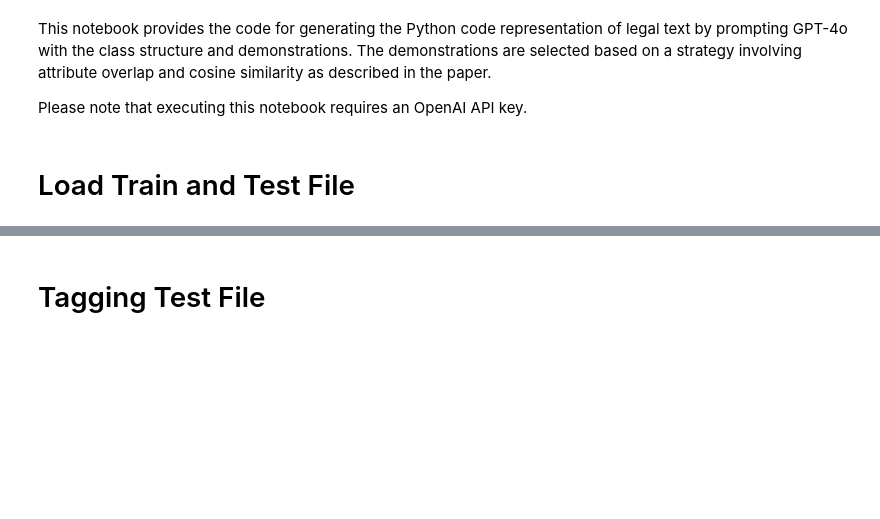
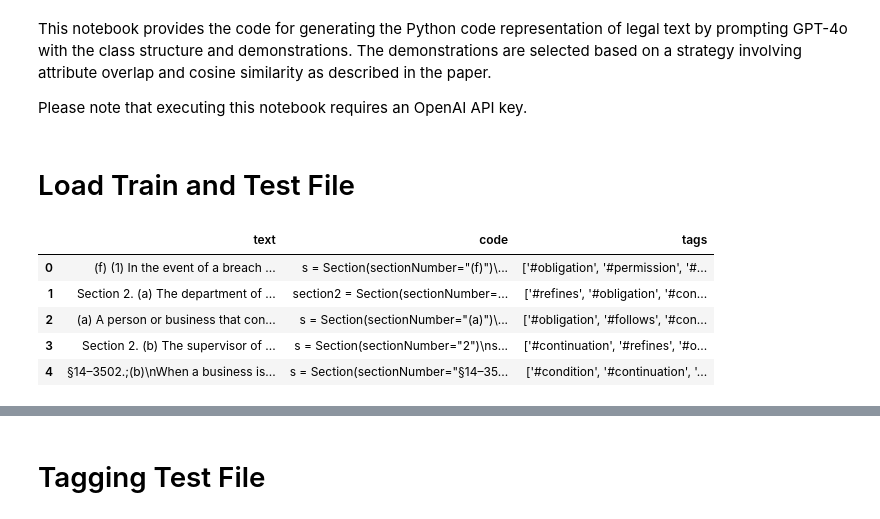
Before and after one commit to anmolsinghal98/Legal-Requirements-Translation, a Jupyter notebook: code/Code-with-Demo-with-Class.ipynb, the cells around one changed output, grey strips where cells are left out. Drawn from its saved outputs; the diff is of its cells as text; code cells hidden in the pictures; blank space fills up the shorter version.

```diff
--- a/code/Code-with-Demo-with-Class.ipynb
+++ b/code/Code-with-Demo-with-Class.ipynb
@@ -18,8 +18,15 @@ random.seed(42)
 # Load Train and Test File
 # %%
 # load development data
-df_train = pd.read_csv('path/to/train.csv') # Specify the correct path to your development data
+df_train = pd.read_csv('path/to/development-set.csv') # Specify the correct path to your development data
 df_train.head()
+# %% [output]
+|  | text | code | tags |
+| 0 | (f) (1) In the event of a breach ... | s = Section(sectionNumber="(f)")\... | ['#obligation', '#permission', '#... |
+| 1 | Section 2. (a) The department of ... | section2 = Section(sectionNumber=... | ['#refines', '#obligation', '#con... |
+| 2 | (a) A person or business that con... | s = Section(sectionNumber="(a)")\... | ['#obligation', '#follows', '#con... |
+| 3 | Section 2. (b) The supervisor of ... | s = Section(sectionNumber="2")\ns... | ['#continuation', '#refines', '#o... |
+| 4 | §14–3502.;(b)\nWhen a business is... | s = Section(sectionNumber="§14–35... | ['#condition', '#continuation', '... |
 # %%
 # print the development set tag distribution
 
```
Also changed, not shown: parts of 14 cells of this notebook, 15 other files.
